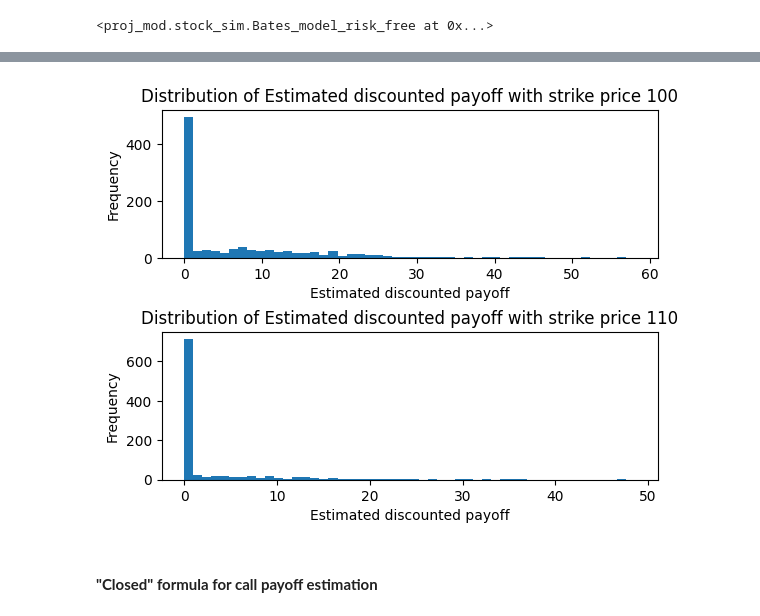
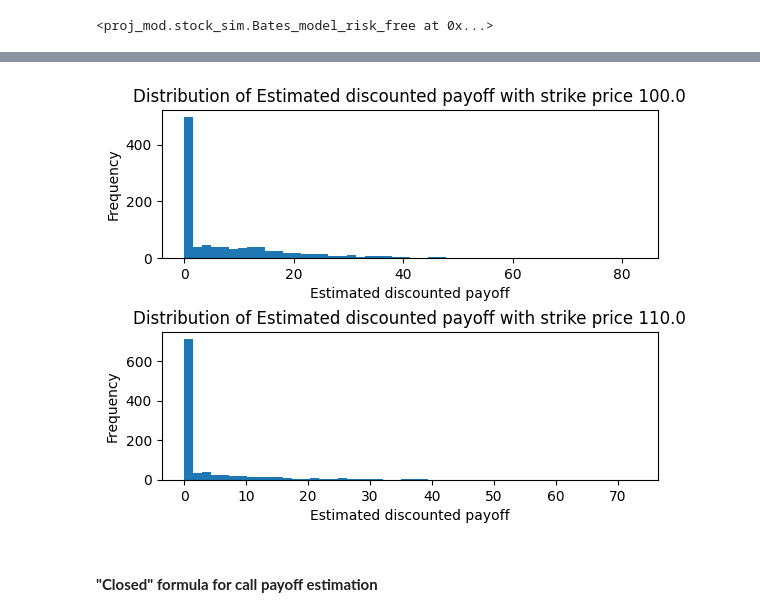
Before and after one commit to YCoeusZ/Erdos_2025_fall_Quant_Finance, a Jupyter notebook: notebooks/Bates_model.ipynb, the cells around one changed output, grey strips where cells are left out. Cells and saved outputs as stored; diff of their text form; code cells hidden in the pictures.

```diff
--- a/notebooks/Bates_model.ipynb
+++ b/notebooks/Bates_model.ipynb
@@ -400,23 +394,23 @@ Bates_model.bates_est_call_payoff_MC(strike_price=np.array([100,110]), time_len=
 # %%
 import matplotlib.pyplot as plt
 
 fig, axs = plt.subplots(2,1)
 
-axs[0].hist(Bates_model.call_MC_[list(Bates_model.call_MC_.keys())[0]][-1][0], bins=50)
-axs[0].set_title(f"Distribution of Estimated discounted payoff with strike price {list(Bates_model.call_MC_.keys())[0][0]}")
+axs[0].hist(Bates_model.call_MC_payoff_[list(Bates_model.call_MC_payoff_.keys())[0]], bins=50)
+axs[0].set_title(f"Distribution of Estimated discounted payoff with strike price {list(Bates_model.call_MC_payoff_.keys())[0]}")
 axs[0].set_xlabel("Estimated discounted payoff")
 axs[0].set_ylabel("Frequency")
 
-axs[1].hist(Bates_model.call_MC_[list(Bates_model.call_MC_.keys())[0]][-1][1], bins=50)
-axs[1].set_title(f"Distribution of Estimated discounted payoff with strike price {list(Bates_model.call_MC_.keys())[0][1]}")
+axs[1].hist(Bates_model.call_MC_payoff_[list(Bates_model.call_MC_payoff_.keys())[1]], bins=50)
+axs[1].set_title(f"Distribution of Estimated discounted payoff with strike price {list(Bates_model.call_MC_payoff_.keys())[1]}")
 axs[1].set_xlabel("Estimated discounted payoff")
 axs[1].set_ylabel("Frequency")
 
 plt.subplots_adjust(hspace=0.5)
 
 plt.show()
 # %% [output]
-[figure, old version]
+[figure, new version]
 # %% [markdown]
 #### **"Closed" formula for call payoff estimation**
 # %% [markdown]
```
Also changed, not shown: parts of 17 cells of this notebook, 1 other file.
